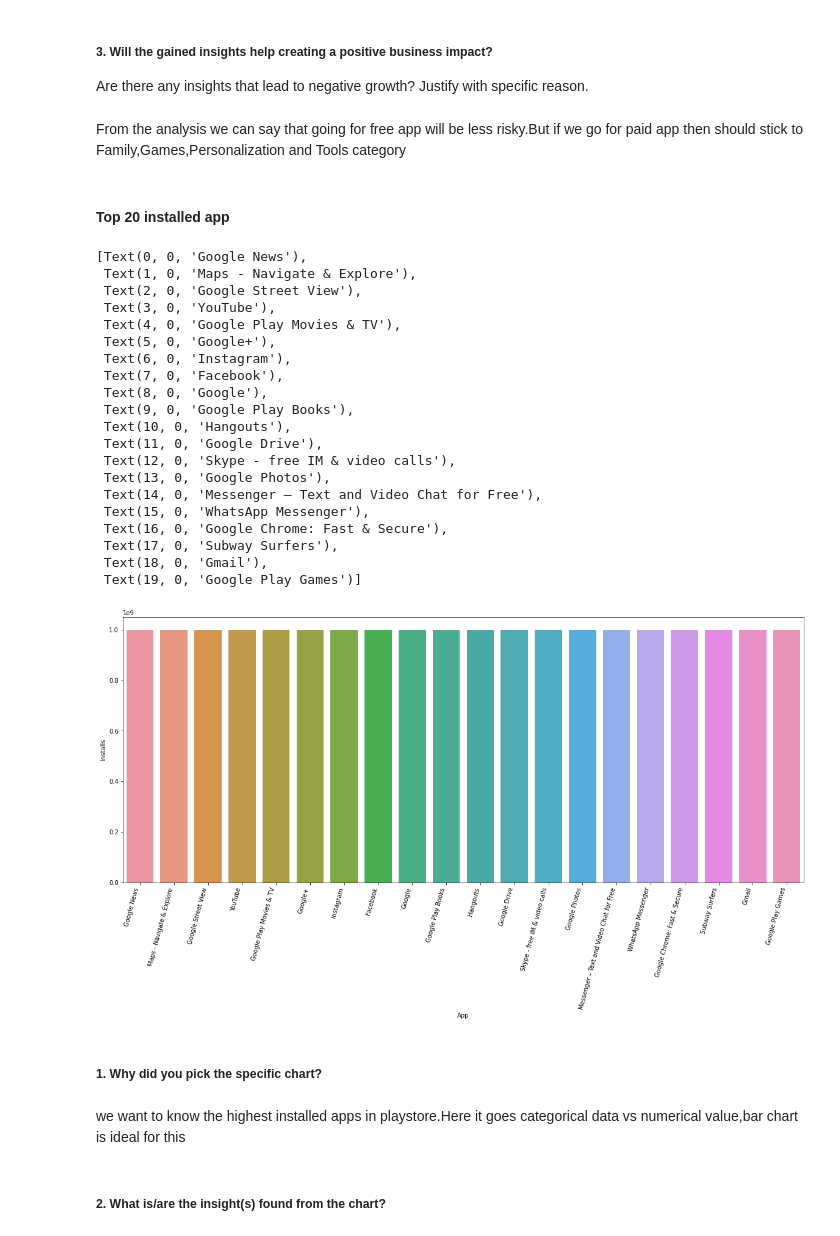
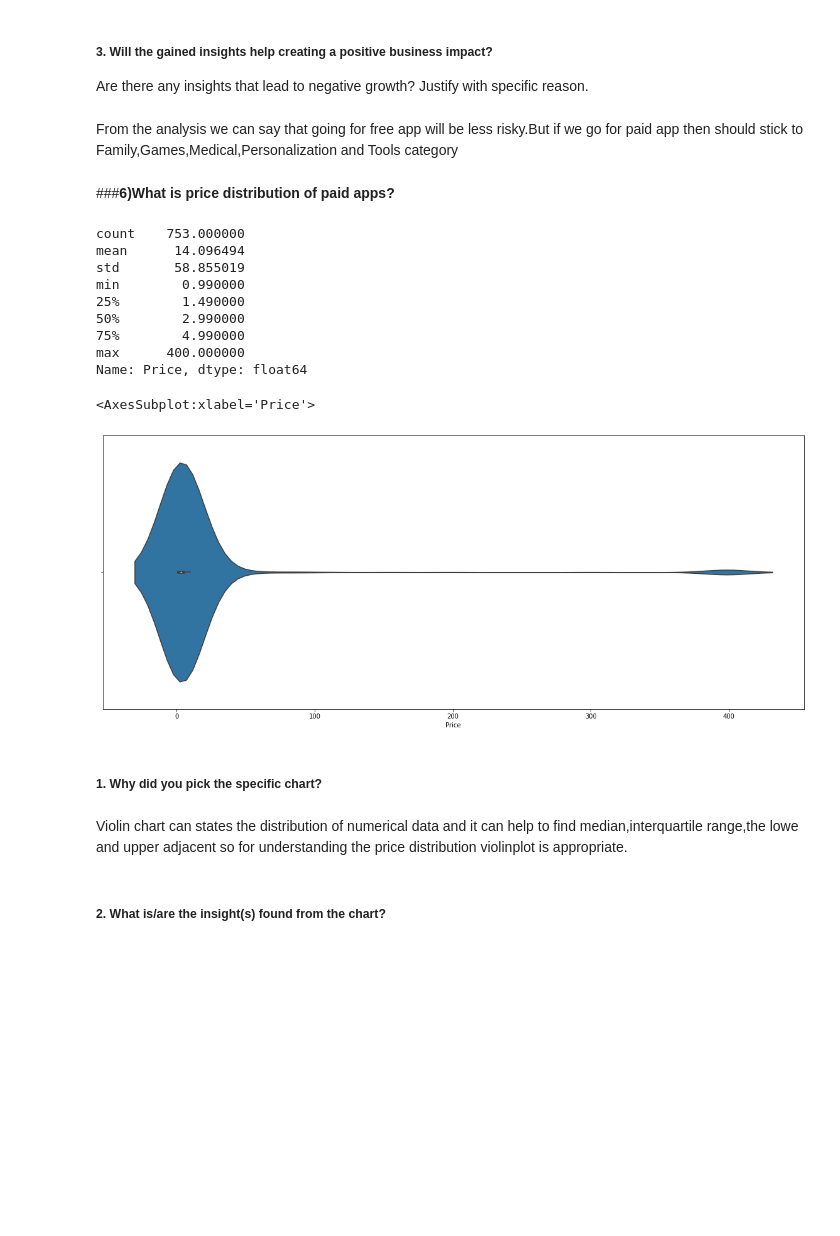
Before and after one commit to sabitendu/EDA-Capstone-Project-on-Play-Store-App-Review-Analysis, a Jupyter notebook: playstore_app_review_analysis.ipynb, the cells around one changed output. Drawn from its saved outputs; the diff is of its cells as text; code cells hidden in the pictures; blank space fills up the shorter version.

```diff
--- a/playstore_app_review_analysis.ipynb
+++ b/playstore_app_review_analysis.ipynb
@@ -1221,40 +1195,32 @@ Free apps are dominatinating in each category.Most of category has no paid app.A
 ##### 3. Will the gained insights help creating a positive business impact?
 Are there any insights that lead to negative growth? Justify with specific reason.
 # %% [markdown]
-From the analysis we can say that going for free app will be less risky.But if we go for paid app then should stick to Family,Games,Personalization and Tools category
+From the analysis we can say that going for free app will be less risky.But if we go for paid app then should stick to Family,Games,Medical,Personalization and Tools category
-# %% [markdown]
-#### Top 20 installed app
+# %% [markdown]
+###**6)What is price distribution of paid apps?**
+# %%
+df_paid=df_ps[df_ps['Type']=='Paid']
+df_paid.Price.describe()
+# %% [output]
+count    753.000000
+mean      14.096494
+std       58.855019
+min        0.990000
+25%        1.490000
+50%        2.990000
+75%        4.990000
+max      400.000000
+Name: Price, dtype: float64
 # %%
-# Chart - 8 visualization code
-top_app=df_ps.sort_values('Installs',ascending=False).head(20)
+# Chart - 4 visualization code
 fig,ax=plt.subplots(figsize=(20,8))
-data_visual=sns.barplot(x=top_app.App,y=top_app.Installs)
-data_visual.set_xticklabels(data_visual.get_xticklabels(), rotation= 75, horizontalalignment='right')
+sns.violinplot(x=df_paid.Price)
 # %% [output]
-[Text(0, 0, 'Google News'),
- Text(1, 0, 'Maps - Navigate & Explore'),
- Text(2, 0, 'Google Street View'),
- Text(3, 0, 'YouTube'),
- Text(4, 0, 'Google Play Movies & TV'),
- Text(5, 0, 'Google+'),
- Text(6, 0, 'Instagram'),
- Text(7, 0, 'Facebook'),
- Text(8, 0, 'Google'),
- Text(9, 0, 'Google Play Books'),
- Text(10, 0, 'Hangouts'),
- Text(11, 0, 'Google Drive'),
- Text(12, 0, 'Skype - free IM & video calls'),
- Text(13, 0, 'Google Photos'),
- Text(14, 0, 'Messenger – Text and Video Chat for Free'),
- Text(15, 0, 'WhatsApp Messenger'),
- Text(16, 0, 'Google Chrome: Fast & Secure'),
- Text(17, 0, 'Subway Surfers'),
- Text(18, 0, 'Gmail'),
- Text(19, 0, 'Google Play Games')]
+<AxesSubplot:xlabel='Price'>
-[figure, old version]
+[figure, new version]
 # %% [markdown]
 ##### 1. Why did you pick the specific chart?
-# %% [markdown]
-we want to know the highest installed apps in playstore.Here it goes categorical data vs numerical value,bar chart is ideal for this
+# %% [markdown]
+Violin chart can states the distribution of numerical data and it can help to find median,interquartile range,the lowe and upper adjacent so for understanding the price distribution violinplot is appropriate.
 # %% [markdown]
 ##### 2. What is/are the insight(s) found from the chart?
```
Also changed, not shown: parts of 215 cells of this notebook.
